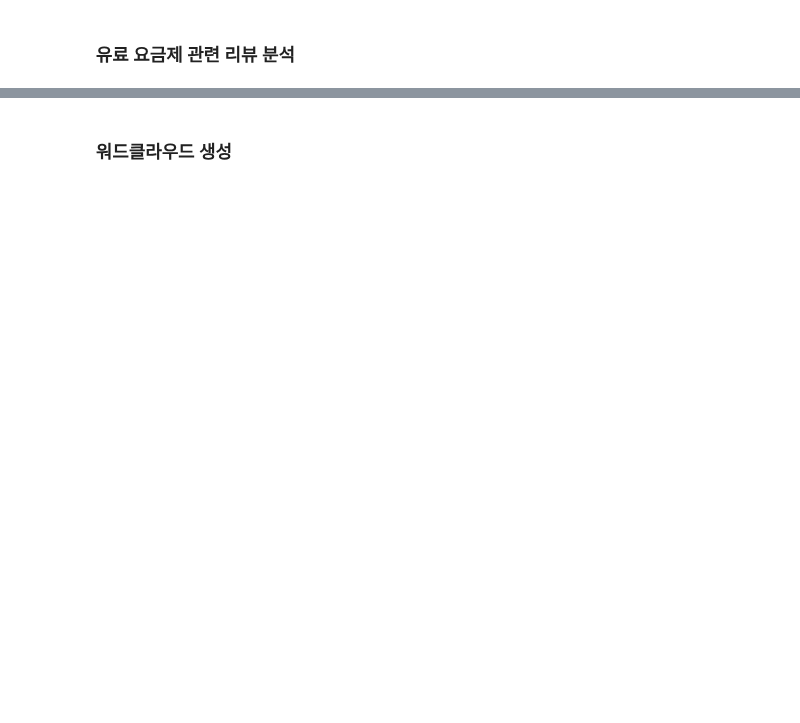
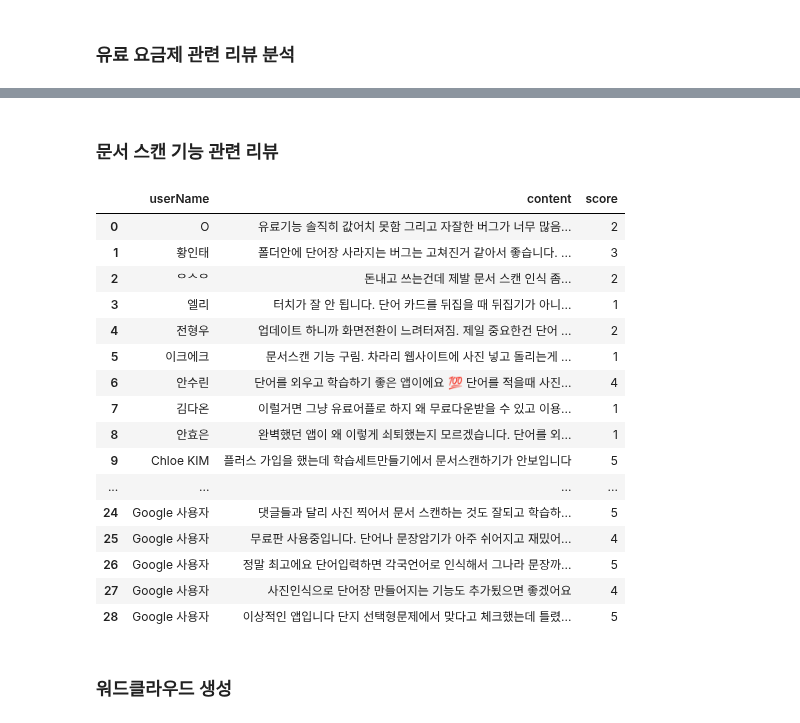
Before and after one commit to Ahram-Jeong/python-ml, a Jupyter notebook: 2_crawling/google_play_scraper.ipynb, the cells around one changed output, grey strips where cells are left out. Drawn from its saved outputs; the diff is of its cells as text; code cells hidden in the pictures; blank space fills up the shorter version.

```diff
--- a/2_crawling/google_play_scraper.ipynb
+++ b/2_crawling/google_play_scraper.ipynb
@@ -141,3 +137,43 @@ result_df
+# %% [markdown]
+### 문서 스캔 기능 관련 리뷰
+# %%
+# 문서 스캔 기능 관련 리뷰 분석
+scan_keywords = [
+    "스캔",
+    "인식",
+]
+
+# 함수 정의
+def scan_content(text):
+    if isinstance(text, str):  # 문자열인지 확인
+        if any(word in text for word in scan_keywords):
+            return True  # 키워드 포함된 경우 True 반환
+    return False  # 키워드 미포함 시 False 반환
+
+# 스캔 관련 리뷰 필터링
+filtered_df = qz_df[qz_df["content"].apply(scan_content)][
+    ["userName", "content", "score"]
+].reset_index(drop=True)
+
+filtered_df
+# %% [output]
+|  | userName | content | score |
+| 0 | O | 유료기능 솔직히 값어치 못함 그리고 자잘한 버그가 너무 많음... | 2 |
+| 1 | 황인태 | 폴더안에 단어장 사라지는 버그는 고쳐진거 같아서 좋습니다. ... | 3 |
+| 2 | ᄋᄉᄋ | 돈내고 쓰는건데 제발 문서 스캔 인식 좀... | 2 |
+| 3 | 엘리 | 터치가 잘 안 됩니다. 단어 카드를 뒤집을 때 뒤집기가 아니... | 1 |
+| 4 | 전형우 | 업데이트 하니까 화면전환이 느려터져짐. 제일 중요한건 단어 ... | 2 |
+| 5 | 이크에크 | 문서스캔 기능 구림. 차라리 웹사이트에 사진 넣고 돌리는게 ... | 1 |
+| 6 | 안수린 | 단어를 외우고 학습하기 좋은 앱이에요 💯 단어를 적을때 사진... | 4 |
+| 7 | 김다온 | 이럴거면 그냥 유료어플로 하지 왜 무료다운받을 수 있고 이용... | 1 |
+| 8 | 안효은 | 완벽했던 앱이 왜 이렇게 쇠퇴했는지 모르겠습니다. 단어를 외... | 1 |
+| 9 | Chloe KIM | 플러스 가입을 했는데 학습세트만들기에서 문서스캔하기가 안보입니다 | 5 |
+| ... | ... | ... | ... |
+| 24 | Google 사용자 | 댓글들과 달리 사진 찍어서 문서 스캔하는 것도 잘되고 학습하... | 5 |
+| 25 | Google 사용자 | 무료판 사용중입니다. 단어나 문장암기가 아주 쉬어지고 재밌어... | 4 |
+| 26 | Google 사용자 | 정말 최고에요 단어입력하면 각국언어로 인식해서 그나라 문장까... | 5 |
+| 27 | Google 사용자 | 사진인식으로 단어장 만들어지는 기능도 추가됬으면 좋겠어요 | 4 |
+| 28 | Google 사용자 | 이상적인 앱입니다 단지 선택형문제에서 맞다고 체크했는데 틀렸... | 5 |
 # %% [markdown]
 ### 워드클라우드 생성
 # %%
```
Also changed, not shown: parts of 3 cells of this notebook.
